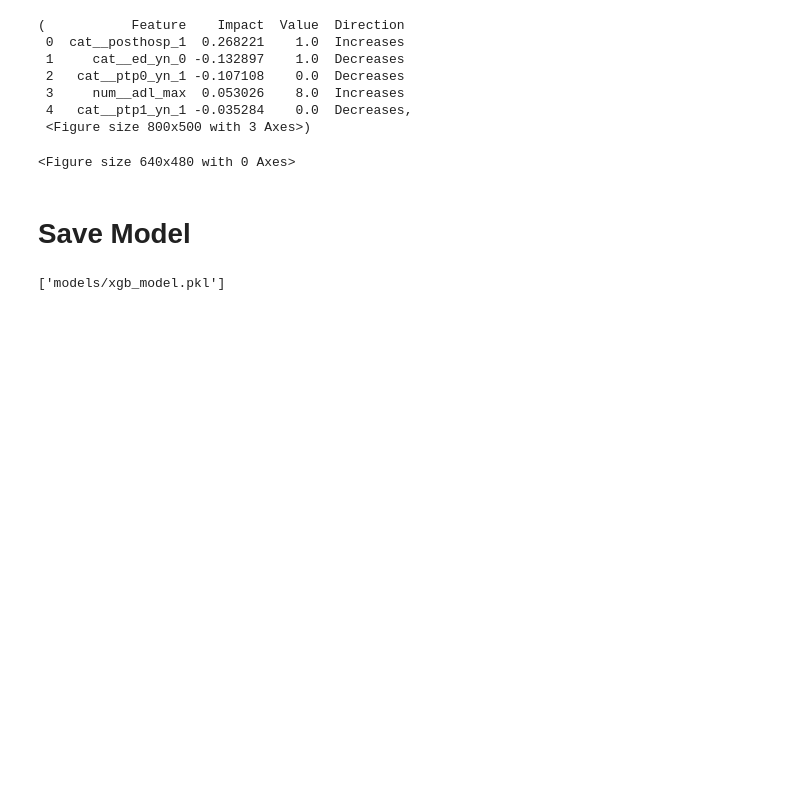
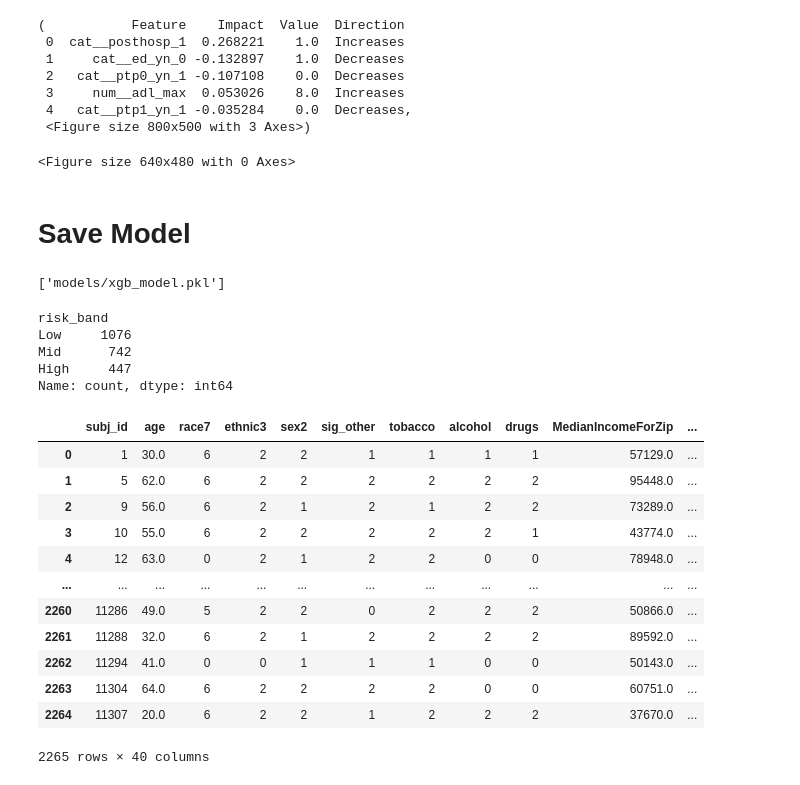
Before and after one commit to mattstoebe/CSU_MAS, a Jupyter notebook: Capstone/Model_training.ipynb, the cells around one changed output. Saved outputs shown, nothing was run; the diff lists cells and outputs as text; code cells hidden in the pictures; blank space fills up the shorter version.

Commit message:
make predictions

```diff
--- a/Capstone/Model_training.ipynb
+++ b/Capstone/Model_training.ipynb
@@ -668,0 +715,49 @@ joblib.dump(model_package, f'models/xgb_model.pkl')
+# %%
+import joblib, pandas as pd
+model_package = joblib.load(f'models/xgb_model.pkl')
+
+pipeline = model_package['pipeline']
+thresholds = model_package['thresholds']
+
+pipeline
+
+test_path = 'tbistaa556_validate.csv'
+X_pred = pd.read_csv(test_path, dtype=dtype_dict, na_values=[' '])
+# %%
+pred_proba = pipeline.predict_proba(X_pred)[:, 1]
+predictions = (pred_proba >= thresholds['optimal_threshold']).astype(int)
+
+risk_levels = pd.Series('Mid', index=X_pred.index)
+risk_levels[pred_proba <= thresholds['tau_low']] = 'Low'
+risk_levels[pred_proba >= thresholds['tau_high']] = 'High'
+
+results = pd.DataFrame({
+    'probability': pred_proba,
+    'prediction': predictions,
+    'risk_band': risk_levels
+})
+
+results = pd.concat([X_pred, results], axis=1)
+# %%
+display(results["risk_band"].value_counts())
+
+display(results)
+# %% [output]
+risk_band
+Low     1076
+Mid      742
+High     447
+Name: count, dtype: int64
+|  | subj_id | age | race7 | ethnic3 | sex2 | sig_other | tobacco | alcohol | drugs | MedianIncomeForZip | ... |
+| 0 | 1 | 30.0 | 6 | 2 | 2 | 1 | 1 | 1 | 1 | 57129.0 | ... |
+| 1 | 5 | 62.0 | 6 | 2 | 2 | 2 | 2 | 2 | 2 | 95448.0 | ... |
+| 2 | 9 | 56.0 | 6 | 2 | 1 | 2 | 1 | 2 | 2 | 73289.0 | ... |
+| 3 | 10 | 55.0 | 6 | 2 | 2 | 2 | 2 | 2 | 1 | 43774.0 | ... |
+| 4 | 12 | 63.0 | 0 | 2 | 1 | 2 | 2 | 0 | 0 | 78948.0 | ... |
+| ... | ... | ... | ... | ... | ... | ... | ... | ... | ... | ... | ... |
+| 2260 | 11286 | 49.0 | 5 | 2 | 2 | 0 | 2 | 2 | 2 | 50866.0 | ... |
+| 2261 | 11288 | 32.0 | 6 | 2 | 1 | 2 | 2 | 2 | 2 | 89592.0 | ... |
+| 2262 | 11294 | 41.0 | 0 | 0 | 1 | 1 | 1 | 0 | 0 | 50143.0 | ... |
+| 2263 | 11304 | 64.0 | 6 | 2 | 2 | 2 | 2 | 0 | 0 | 60751.0 | ... |
+| 2264 | 11307 | 20.0 | 6 | 2 | 2 | 1 | 2 | 2 | 2 | 37670.0 | ... |
+2265 rows × 40 columns
```
Also changed, not shown: parts of 1 cell of this notebook.
